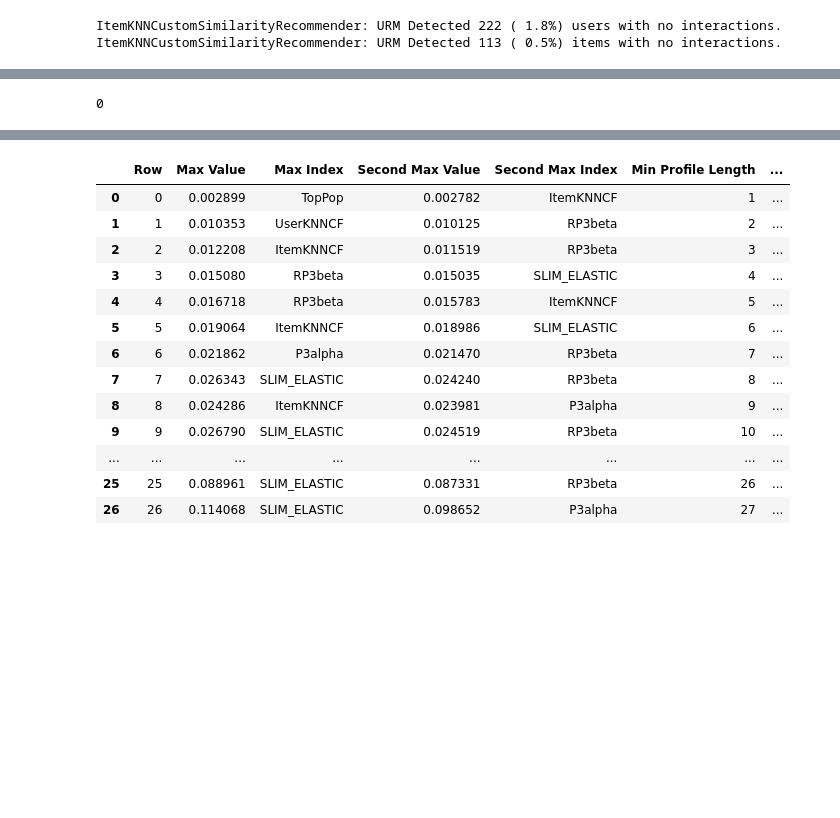
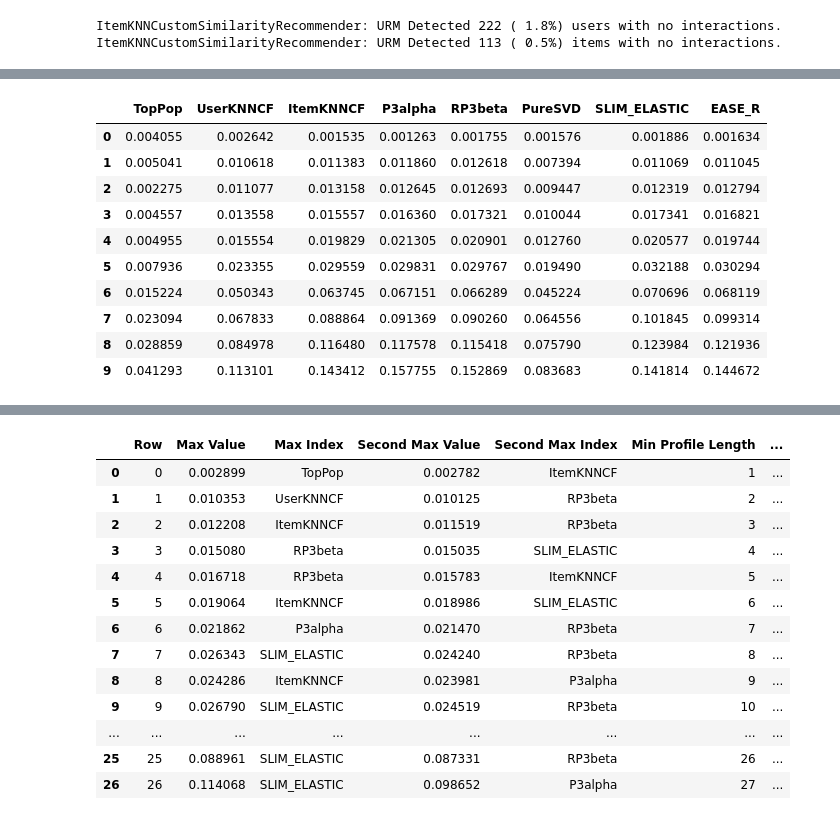
Before and after one commit to AlessandroVacca/RecSys-2023-polimi, a Jupyter notebook: algo-comparison-large.ipynb, the cells around one changed output, grey strips where cells are left out. Drawn from its saved outputs; the diff is of its cells as text; code cells hidden in the pictures; blank space fills up the shorter version.

```diff
--- a/algo-comparison-large.ipynb
+++ b/algo-comparison-large.ipynb
@@ -391,8 +450,18 @@ pd.DataFrame(MAP_recommender_per_group)
 # %%
 df = pd.DataFrame(MAP_recommender_per_group)
-df.index[0]
+df
 # %% [output]
-0
+|  | TopPop | UserKNNCF | ItemKNNCF | P3alpha | RP3beta | PureSVD | SLIM_ELASTIC | EASE_R |
+| 0 | 0.004055 | 0.002642 | 0.001535 | 0.001263 | 0.001755 | 0.001576 | 0.001886 | 0.001634 |
+| 1 | 0.005041 | 0.010618 | 0.011383 | 0.011860 | 0.012618 | 0.007394 | 0.011069 | 0.011045 |
+| 2 | 0.002275 | 0.011077 | 0.013158 | 0.012645 | 0.012693 | 0.009447 | 0.012319 | 0.012794 |
+| 3 | 0.004557 | 0.013558 | 0.015557 | 0.016360 | 0.017321 | 0.010044 | 0.017341 | 0.016821 |
+| 4 | 0.004955 | 0.015554 | 0.019829 | 0.021305 | 0.020901 | 0.012760 | 0.020577 | 0.019744 |
+| 5 | 0.007936 | 0.023355 | 0.029559 | 0.029831 | 0.029767 | 0.019490 | 0.032188 | 0.030294 |
+| 6 | 0.015224 | 0.050343 | 0.063745 | 0.067151 | 0.066289 | 0.045224 | 0.070696 | 0.068119 |
+| 7 | 0.023094 | 0.067833 | 0.088864 | 0.091369 | 0.090260 | 0.064556 | 0.101845 | 0.099314 |
+| 8 | 0.028859 | 0.084978 | 0.116480 | 0.117578 | 0.115418 | 0.075790 | 0.123984 | 0.121936 |
+| 9 | 0.041293 | 0.113101 | 0.143412 | 0.157755 | 0.152869 | 0.083683 | 0.141814 | 0.144672 |
 # %%
 #                         0, 1, 2, 3, 4,  5,  6,   7,   8,    9
 #profile_length_cutoffs = [2, 4, 6, 8, 25, 50, 80, 100, 250, 1500]
```
Also changed, not shown: parts of 20 cells of this notebook, 1 other file.
